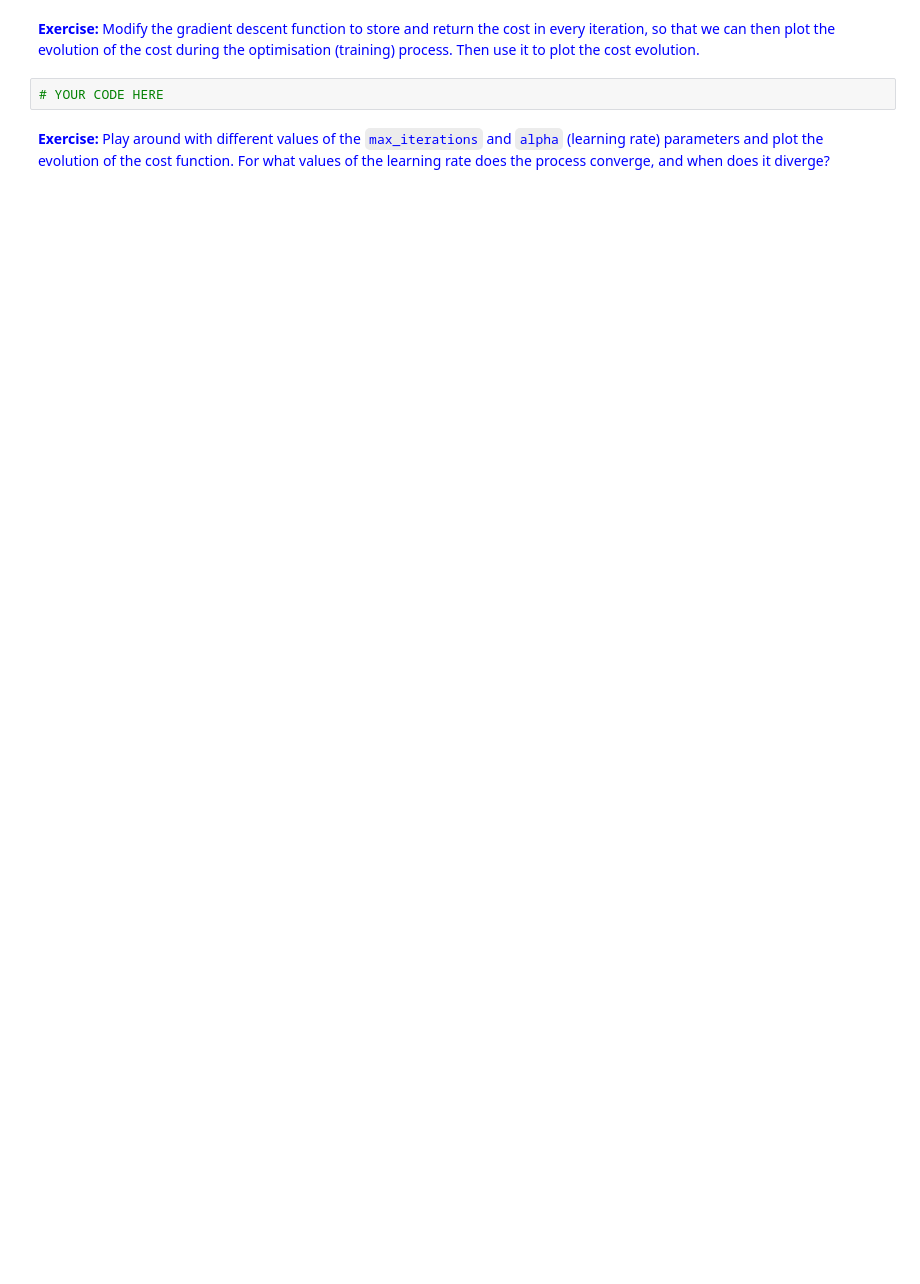
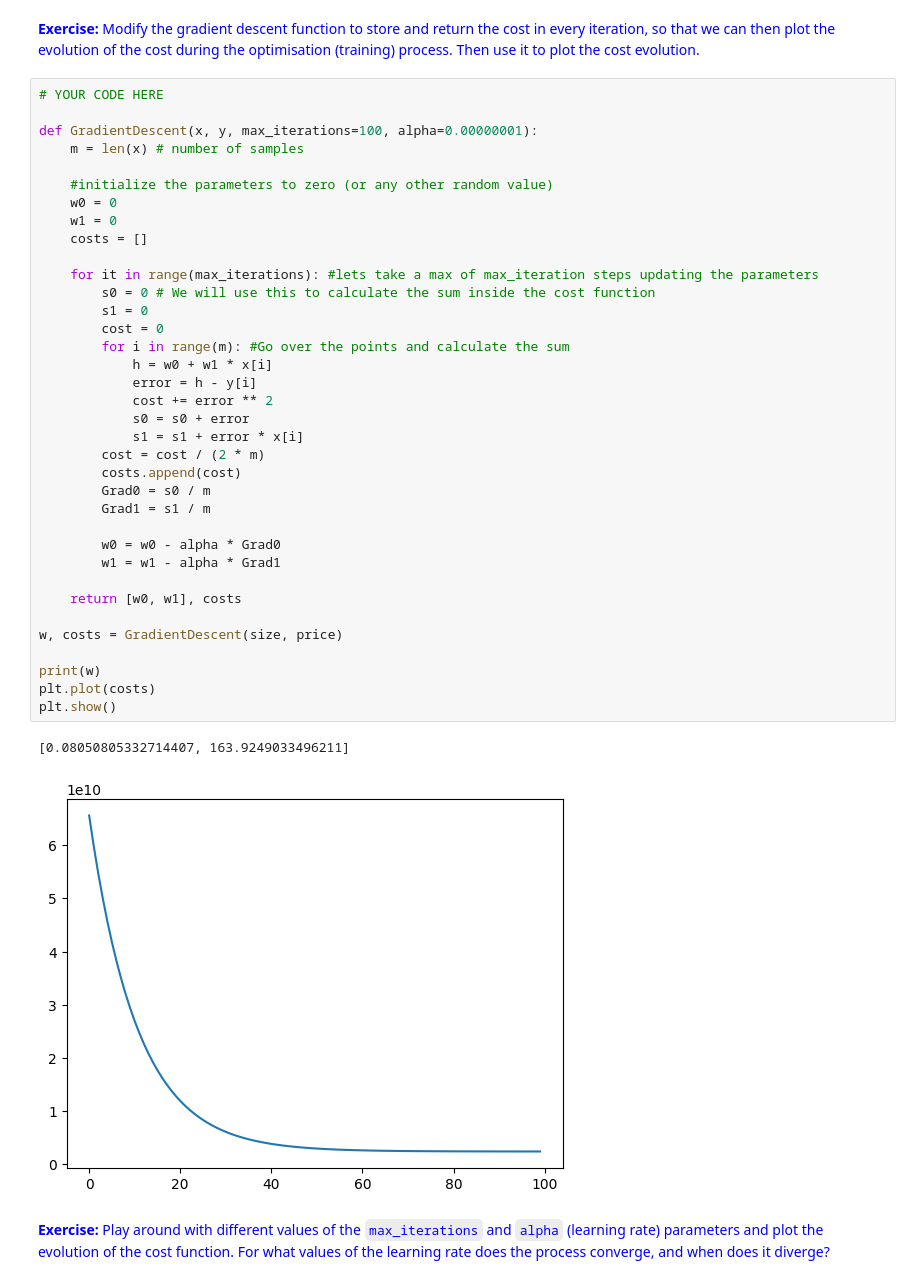
Before and after one commit to Pikurrot/ml-problems-uab, a Jupyter notebook: Session 1 - Linear Regression/P1_Linear_Regression.ipynb, the cells around one changed output. Saved outputs shown, nothing was run; the diff lists cells and outputs as text; blank space fills up the shorter version.

```diff
--- a/Session 1 - Linear Regression/P1_Linear_Regression.ipynb
+++ b/Session 1 - Linear Regression/P1_Linear_Regression.ipynb
@@ -228,6 +266,43 @@ print(w)
 # %% [markdown]
 <font color=blue>**Exercise:** Modify the gradient descent function to store and return the cost in every iteration, so that we can then plot the evolution of the cost during the optimisation (training) process. Then use it to plot the cost evolution.</font>
-# %%
-# YOUR CODE HERE
+# %%
+# YOUR CODE HERE
+
+def GradientDescent(x, y, max_iterations=100, alpha=0.00000001):
+    m = len(x) # number of samples
+
+    #initialize the parameters to zero (or any other random value)
+    w0 = 0
+    w1 = 0
+    costs = []
+
+    for it in range(max_iterations): #lets take a max of max_iteration steps updating the parameters
+        s0 = 0 # We will use this to calculate the sum inside the cost function
+        s1 = 0
+        cost = 0
+        for i in range(m): #Go over the points and calculate the sum
+            h = w0 + w1 * x[i]
+            error = h - y[i]
+            cost += error ** 2
+            s0 = s0 + error
+            s1 = s1 + error * x[i]
+        cost = cost / (2 * m)
+        costs.append(cost)
+        Grad0 = s0 / m
+        Grad1 = s1 / m
+
+        w0 = w0 - alpha * Grad0
+        w1 = w1 - alpha * Grad1
+
+    return [w0, w1], costs
+
+w, costs = GradientDescent(size, price)
+
+print(w)
+plt.plot(costs)
+plt.show()
+# %% [output]
+[0.08050805332714407, 163.9249033496211]
+[figure, added]
 # %% [markdown]
 <font color=blue>**Exercise:** Play around with different values of the `max_iterations` and `alpha` (learning rate) parameters and plot the evolution of the cost function. For what values of the learning rate does the process converge, and when does it diverge?</font>
```
Also changed, not shown: parts of 19 cells of this notebook.
